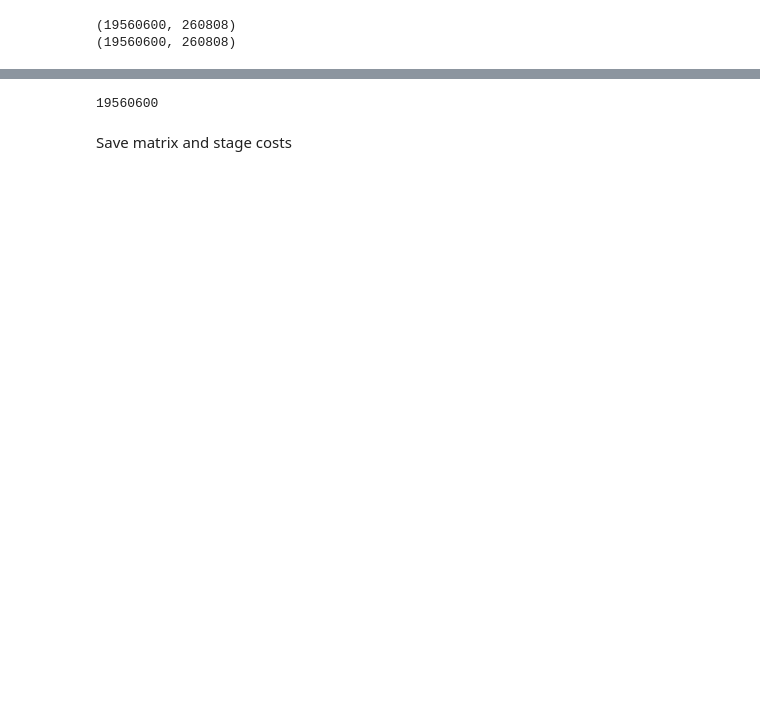
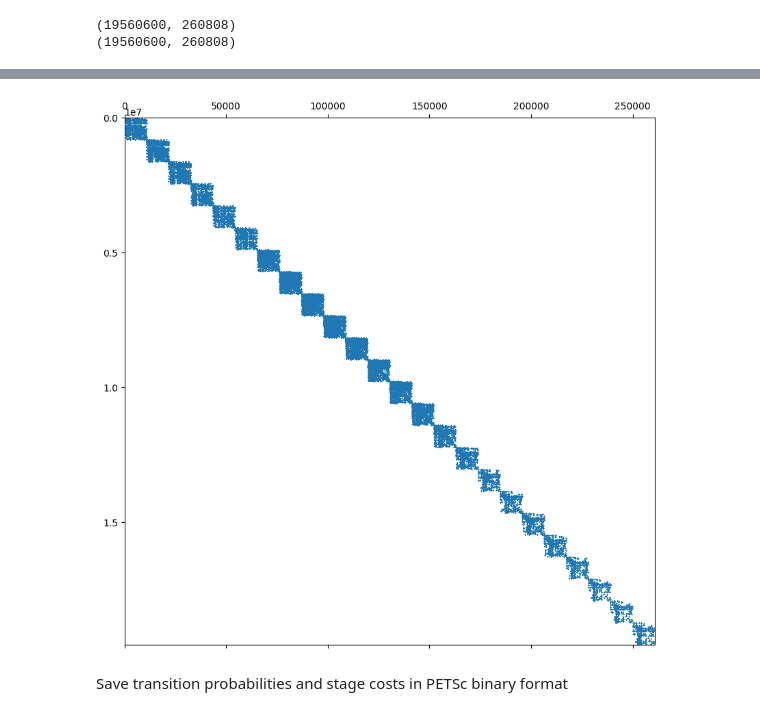
Before and after one commit to madupite/madupite, a Jupyter notebook: get_transitionProbabilies_costs.ipynb, the cells around one changed output, grey strips where cells are left out. Cells and saved outputs as stored; diff of their text form; code cells hidden in the pictures; blank space fills up the shorter version.

```diff
--- a/get_transitionProbabilies_costs.ipynb
+++ b/get_transitionProbabilies_costs.ipynb
@@ -172,11 +180,16 @@ print(stageCostMatrix.shape)
 (260808, 75)
 (260808, 75)
-# %%
-75*260808
-# %% [output]
-19560600
+# %%
+from matplotlib import pyplot as plt
+
+fig, ax = plt.subplots(figsize=(10, 10))
+ax.spy(transitionProbabilityTensor, markersize=0.1)
+ax.set_aspect('auto') # image is now square even though matrix is not!! Remove this line for original aspect ratio
+plt.show()
+# %% [output]
+[figure, added]
 # %% [markdown]
-Save matrix and stage costs
+Save transition probabilities and stage costs in PETSc binary format
 # %%
 from save_matrix import *
 import os
```
Also changed, not shown: parts of 9 cells of this notebook.
